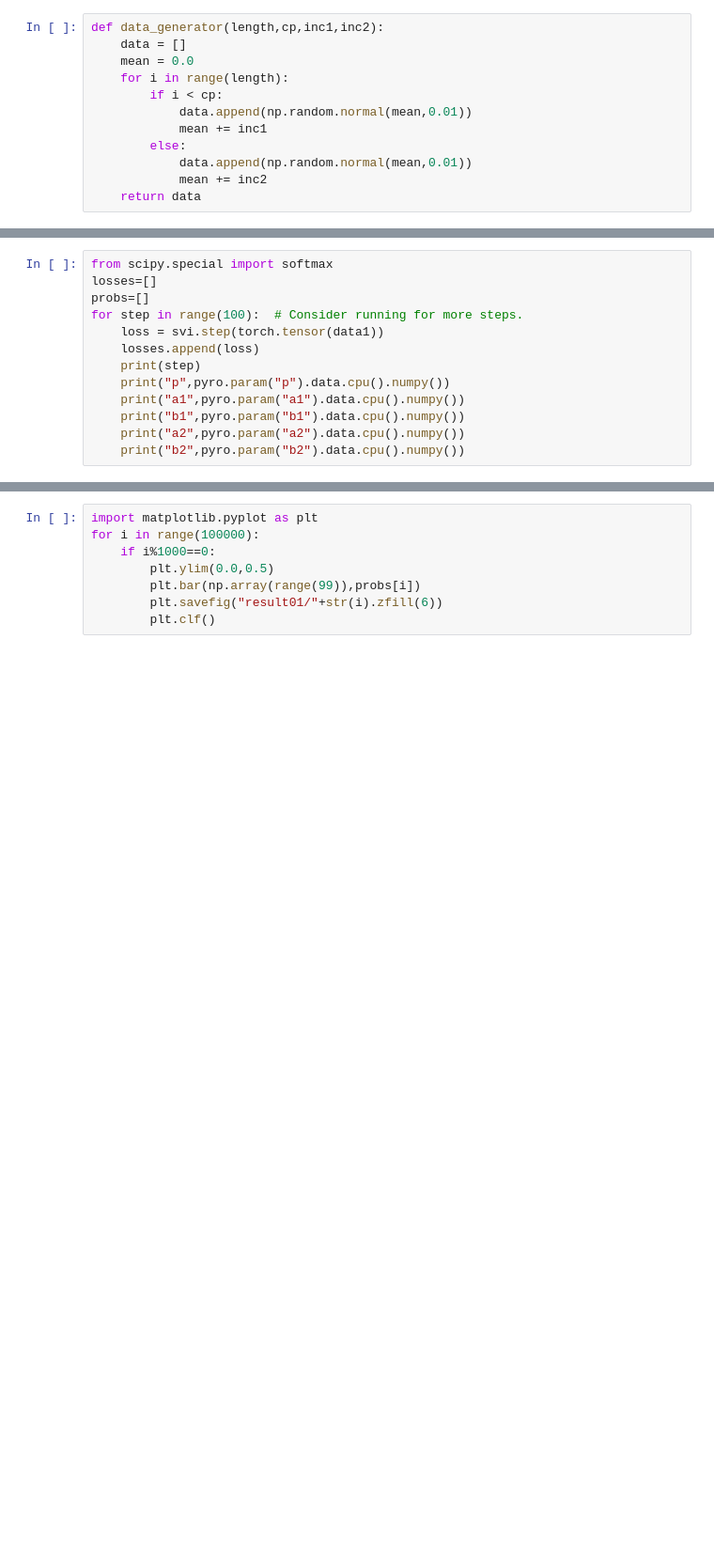
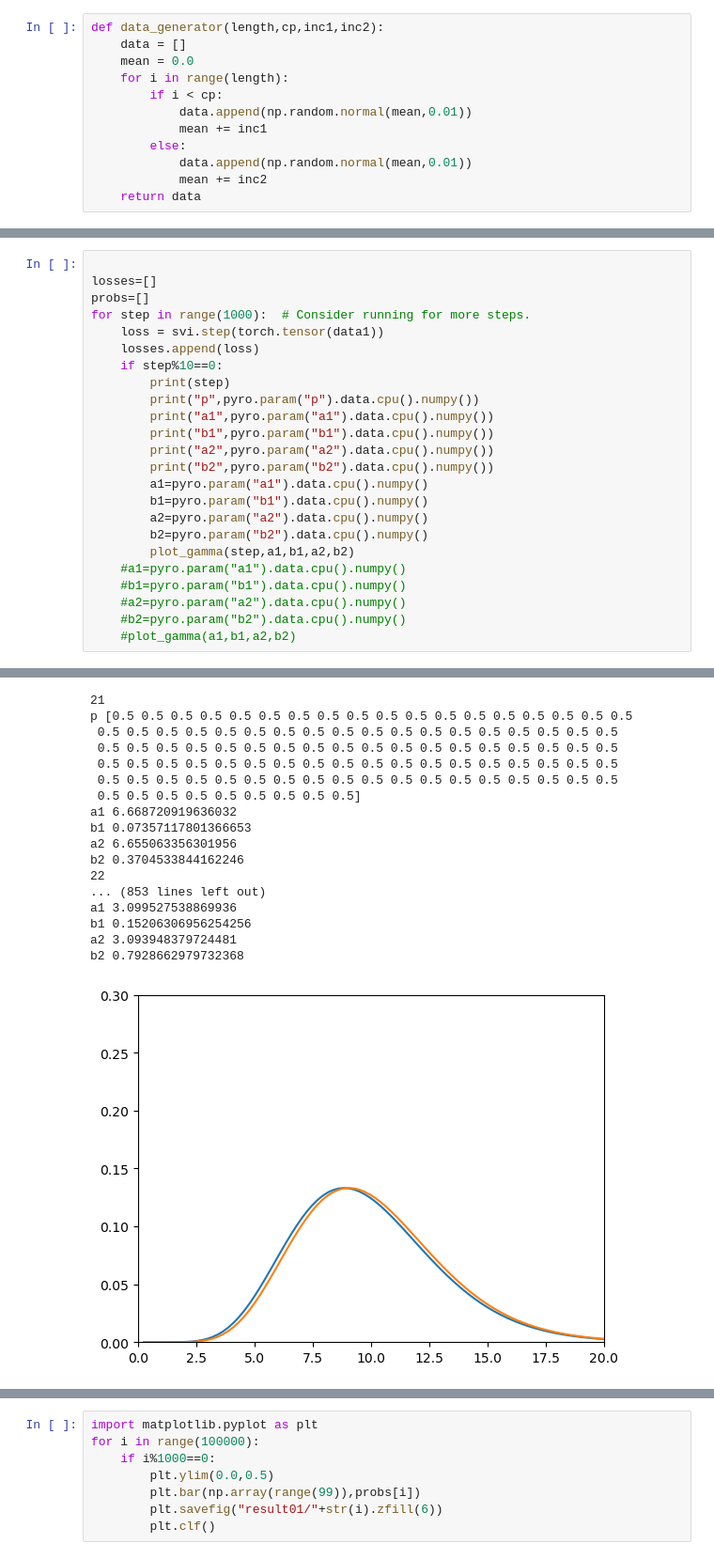
Before and after one commit to tanaka-hiroki1989/ex_python_cpa_pyro, a Jupyter notebook: time_depend01.ipynb, the cells around one changed output, grey strips where cells are left out. Shown at 94% size. Cells and saved outputs as stored; diff of their text form; blank space fills up the shorter version.

```diff
--- a/time_depend01.ipynb
+++ b/time_depend01.ipynb
@@ -29,16 +29,27 @@ svi = pyro.infer.SVI(model, guide, adam, elbo)
 # %%
-from scipy.special import softmax
+
 losses=[]
 probs=[]
-for step in range(100):  # Consider running for more steps.
+for step in range(1000):  # Consider running for more steps.
     loss = svi.step(torch.tensor(data1))
     losses.append(loss)
-    print(step)
-    print("p",pyro.param("p").data.cpu().numpy())
-    print("a1",pyro.param("a1").data.cpu().numpy())
-    print("b1",pyro.param("b1").data.cpu().numpy())
-    print("a2",pyro.param("a2").data.cpu().numpy())
-    print("b2",pyro.param("b2").data.cpu().numpy())
+    if step%10==0:
+        print(step)
+        print("p",pyro.param("p").data.cpu().numpy())
+        print("a1",pyro.param("a1").data.cpu().numpy())
+        print("b1",pyro.param("b1").data.cpu().numpy())
+        print("a2",pyro.param("a2").data.cpu().numpy())
+        print("b2",pyro.param("b2").data.cpu().numpy())
+        a1=pyro.param("a1").data.cpu().numpy()
+        b1=pyro.param("b1").data.cpu().numpy()
+        a2=pyro.param("a2").data.cpu().numpy()
+        b2=pyro.param("b2").data.cpu().numpy()
+        plot_gamma(step,a1,b1,a2,b2)
+    #a1=pyro.param("a1").data.cpu().numpy()
+    #b1=pyro.param("b1").data.cpu().numpy()
+    #a2=pyro.param("a2").data.cpu().numpy()
+    #b2=pyro.param("b2").data.cpu().numpy()
+    #plot_gamma(a1,b1,a2,b2)
 # %% [output]
 0
 p [0.5 0.5 0.5 0.5 0.5 0.5 0.5 0.5 0.5 0.5 0.5 0.5 0.5 0.5 0.5 0.5 0.5 0.5
@@ -59,0 +71,18 @@ b2 0.5447970593156934
+21
+p [0.5 0.5 0.5 0.5 0.5 0.5 0.5 0.5 0.5 0.5 0.5 0.5 0.5 0.5 0.5 0.5 0.5 0.5
+ 0.5 0.5 0.5 0.5 0.5 0.5 0.5 0.5 0.5 0.5 0.5 0.5 0.5 0.5 0.5 0.5 0.5 0.5
+ 0.5 0.5 0.5 0.5 0.5 0.5 0.5 0.5 0.5 0.5 0.5 0.5 0.5 0.5 0.5 0.5 0.5 0.5
+ 0.5 0.5 0.5 0.5 0.5 0.5 0.5 0.5 0.5 0.5 0.5 0.5 0.5 0.5 0.5 0.5 0.5 0.5
+ 0.5 0.5 0.5 0.5 0.5 0.5 0.5 0.5 0.5 0.5 0.5 0.5 0.5 0.5 0.5 0.5 0.5 0.5
+ 0.5 0.5 0.5 0.5 0.5 0.5 0.5 0.5 0.5]
+a1 6.668720919636032
+b1 0.07357117801366653
+a2 6.655063356301956
+b2 0.3704533844162246
+22
+... (853 lines left out)
+a1 3.099527538869936
+b1 0.15206306956254256
+a2 3.093948379724481
+b2 0.7928662979732368
+[figure, added]
```
Also changed, not shown: parts of 9 cells of this notebook, 1 other file.
